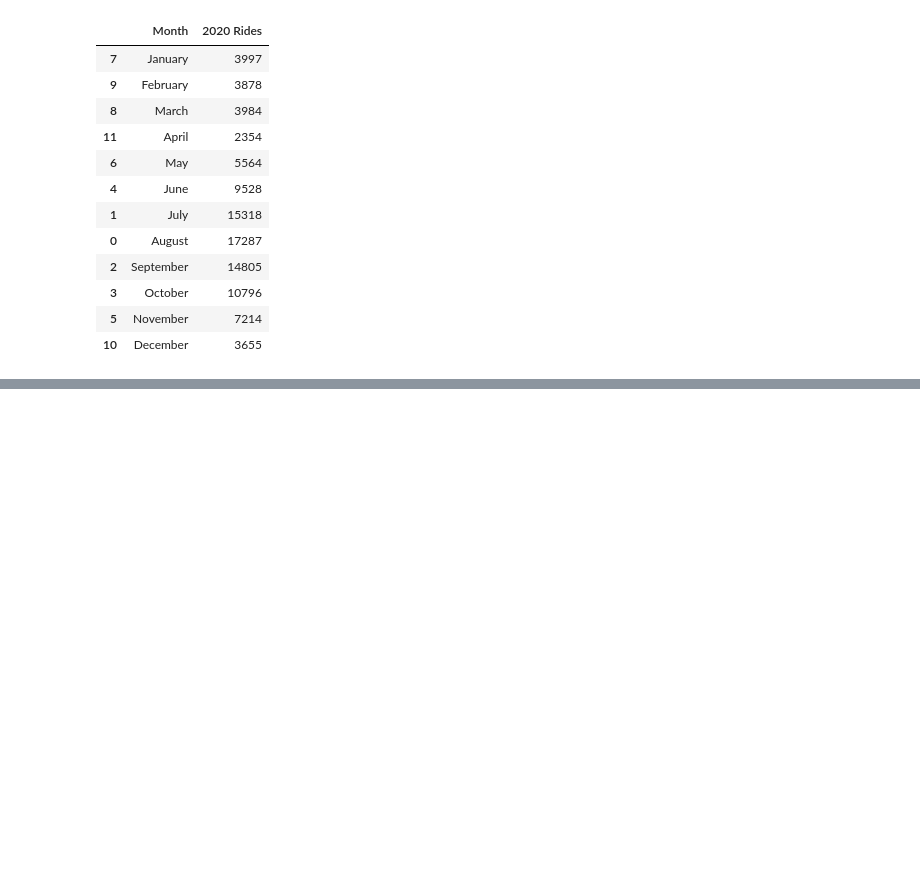
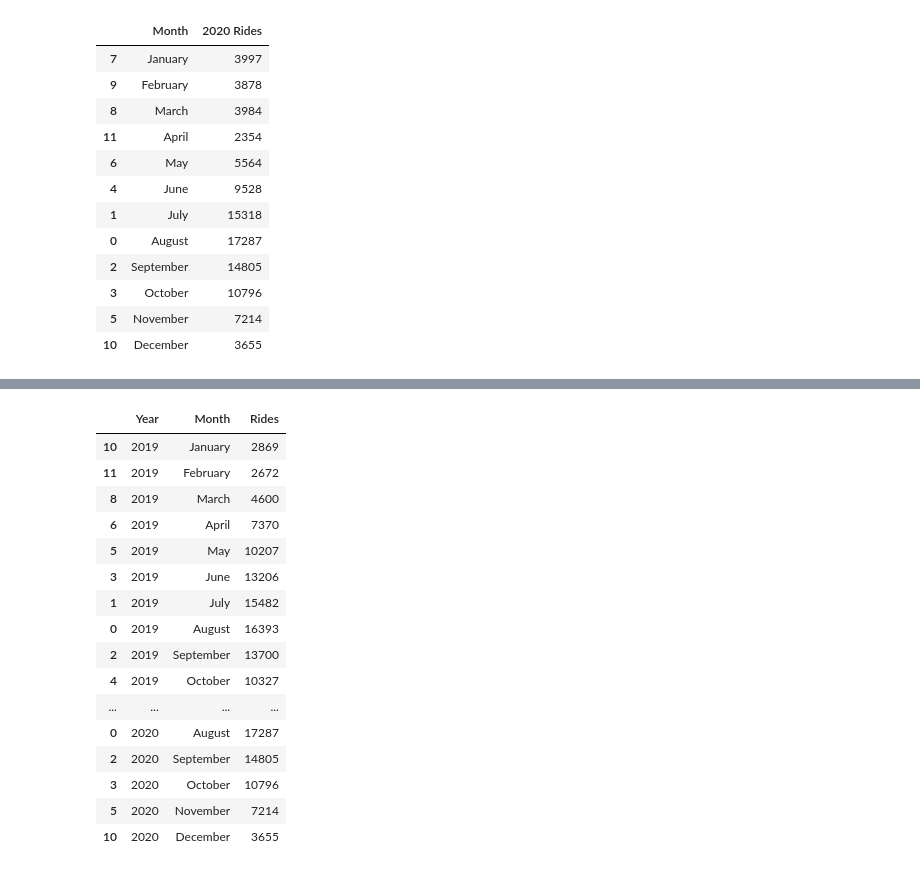
Before and after one commit to Slainte91/COVID-movement, a Jupyter notebook: divvy/divvy.ipynb, the cells around one changed output, grey strips where cells are left out. Saved outputs shown, nothing was run; the diff lists cells and outputs as text; code cells hidden in the pictures; blank space fills up the shorter version.

```diff
--- a/divvy/divvy.ipynb
+++ b/divvy/divvy.ipynb
@@ -221,0 +227,26 @@ plt.show()
+# %%
+div19cnt.rename(columns = {'2019 Rides':'Rides'},inplace=True)
+div20cnt.rename(columns = {'2020 Rides':'Rides'},inplace=True)
+div19cnt.insert(0, 'Year', '2019')
+div20cnt.insert(0, 'Year', '2020')
+frames = [div19cnt,div20cnt]
+divvydata = pd.concat(frames)
+divvydata
+# %% [output]
+|  | Year | Month | Rides |
+| 10 | 2019 | January | 2869 |
+| 11 | 2019 | February | 2672 |
+| 8 | 2019 | March | 4600 |
+| 6 | 2019 | April | 7370 |
+| 5 | 2019 | May | 10207 |
+| 3 | 2019 | June | 13206 |
+| 1 | 2019 | July | 15482 |
+| 0 | 2019 | August | 16393 |
+| 2 | 2019 | September | 13700 |
+| 4 | 2019 | October | 10327 |
+| ... | ... | ... | ... |
+| 0 | 2020 | August | 17287 |
+| 2 | 2020 | September | 14805 |
+| 3 | 2020 | October | 10796 |
+| 5 | 2020 | November | 7214 |
+| 10 | 2020 | December | 3655 |
```
Also changed, not shown: parts of 11 cells of this notebook, 2 other files.
